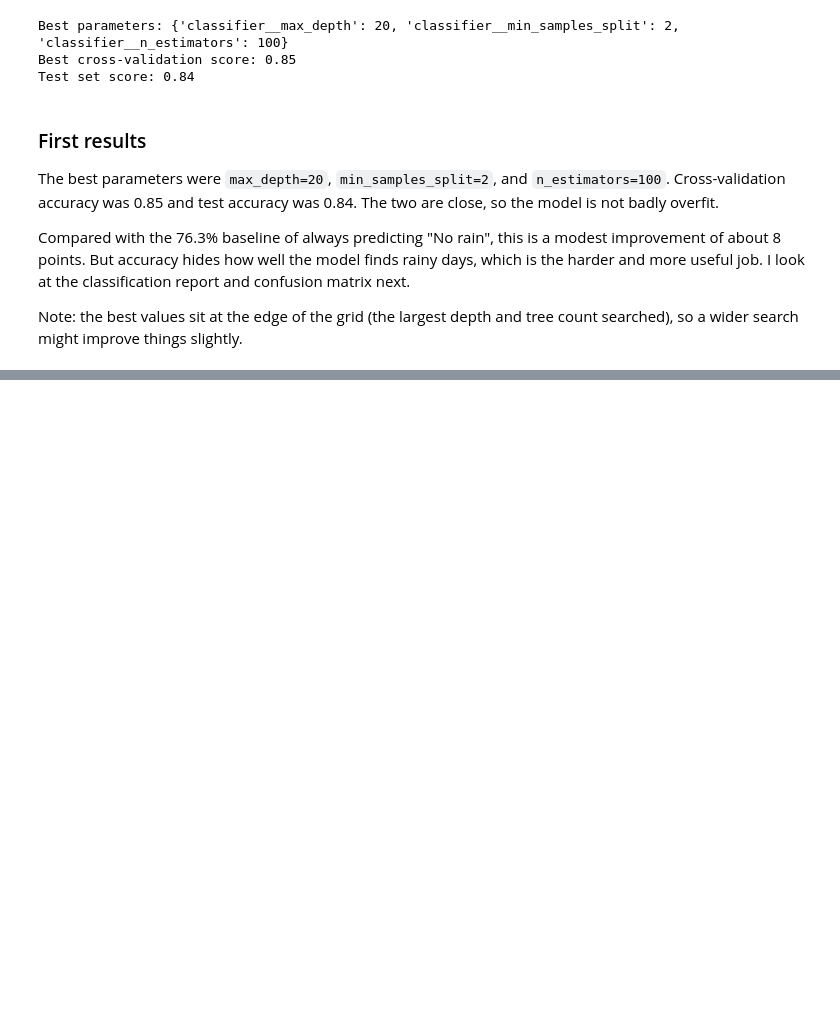
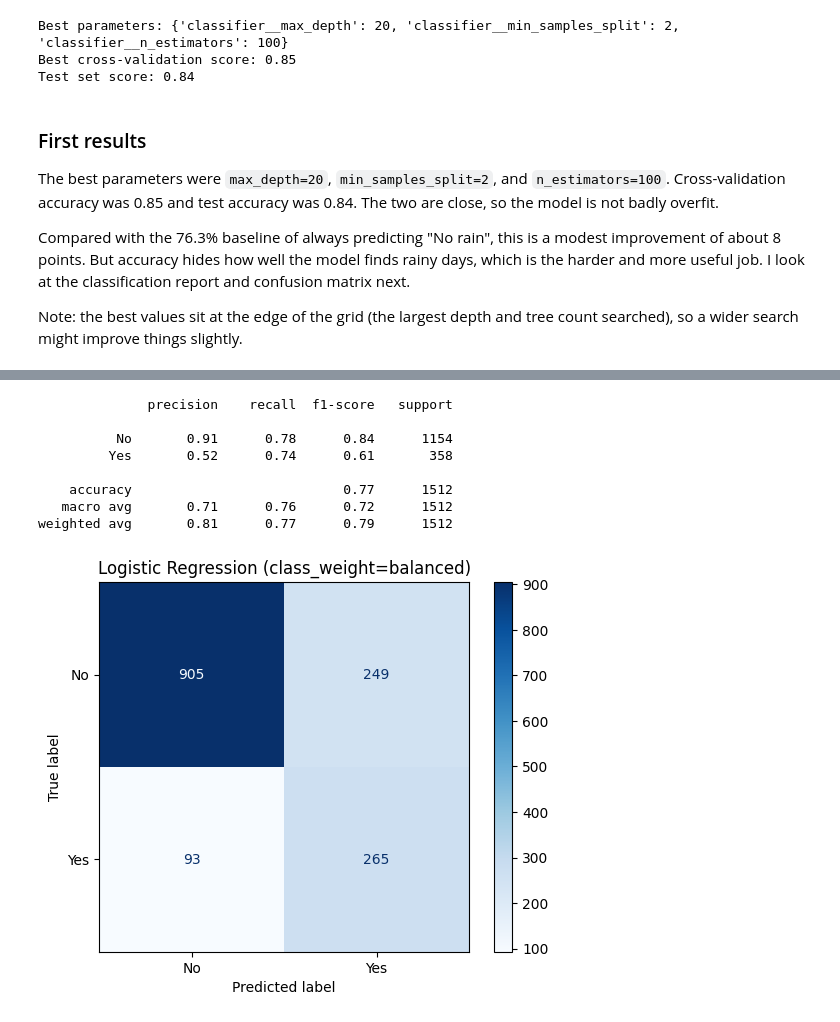
Before and after one commit to Vidur4568/rainfall-prediction-classifier, a Jupyter notebook: notebooks/rainfall_prediction.ipynb, the cells around one changed output, grey strips where cells are left out. Cells and saved outputs as stored; diff of their text form; code cells hidden in the pictures; blank space fills up the shorter version.

```diff
--- a/notebooks/rainfall_prediction.ipynb
+++ b/notebooks/rainfall_prediction.ipynb
@@ -293,0 +416,6 @@ Note: the best values sit at the edge of the grid (the largest depth and tree co
+# %%
+lr_grid_f1 = GridSearchCV(lr_pipeline, lr_param_grid, cv=cv, scoring='f1_macro', verbose=0)
+lr_grid_f1.fit(X_train, y_train)
+
+print("Best parameters:", lr_grid_f1.best_params_)
+print(classification_report(y_test, lr_grid_f1.predict(X_test)))
@@ -293,0 +432,25 @@ Note: the best values sit at the edge of the grid (the largest depth and tree co
+# %%
+lr_balanced = Pipeline(steps=[
+    ('preprocessor', preprocessor),
+    ('classifier', LogisticRegression(solver='liblinear', penalty='l2',
+                                      class_weight='balanced', random_state=42))
+])
+lr_balanced.fit(X_train, y_train)
+
+y_pred_bal = lr_balanced.predict(X_test)
+print(classification_report(y_test, y_pred_bal))
+
+ConfusionMatrixDisplay(confusion_matrix(y_test, y_pred_bal),
+                       display_labels=lr_balanced.classes_).plot(cmap='Blues')
+plt.title('Logistic Regression (class_weight=balanced)')
+plt.show()
+# %% [output]
+              precision    recall  f1-score   support
+
+          No       0.91      0.78      0.84      1154
+         Yes       0.52      0.74      0.61       358
+
+    accuracy                           0.77      1512
+   macro avg       0.71      0.76      0.72      1512
+weighted avg       0.81      0.77      0.79      1512
+[figure, added]
```
Also changed, not shown: parts of 14 cells of this notebook.
